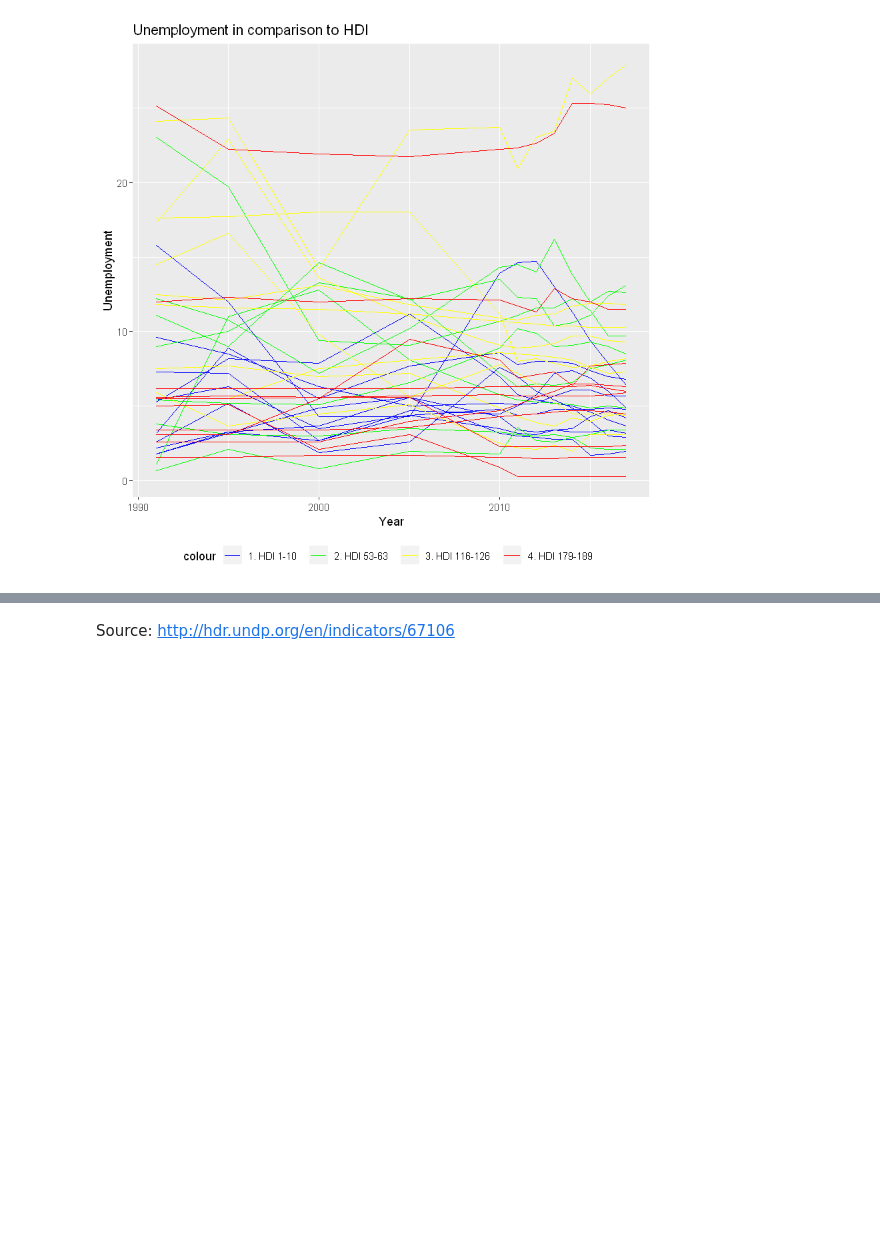
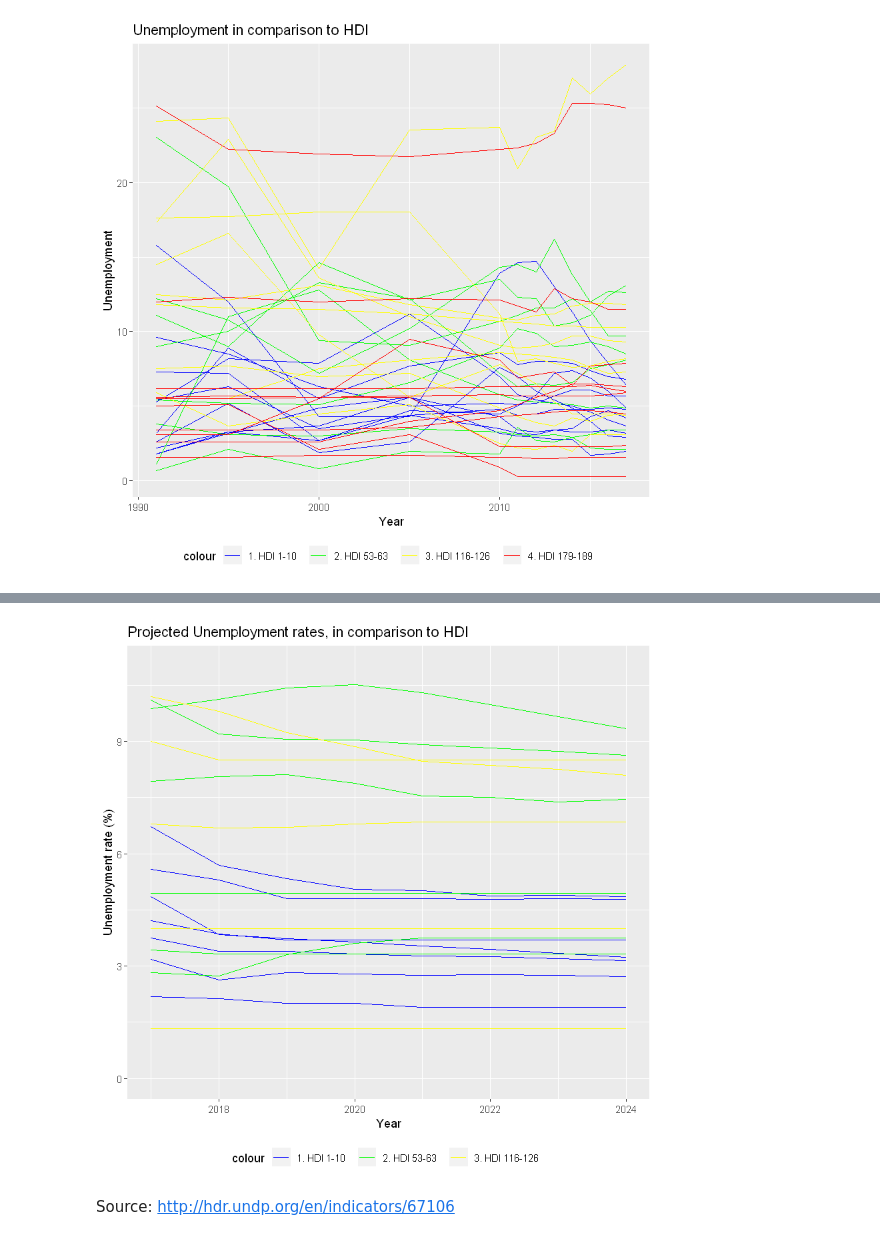
Before and after one commit to hazelerickson/data201, a Jupyter notebook: Group project - Income Index and Unemployment.ipynb, the cells around one changed output, grey strips where cells are left out. Cells and saved outputs as stored; diff of their text form; code cells hidden in the pictures; blank space fills up the shorter version.

```diff
--- a/Group project - Income Index and Unemployment.ipynb
+++ b/Group project - Income Index and Unemployment.ipynb
@@ -170,3 +194,49 @@ ggplot() +
+# %%
+#blo <- updated_unemployment_df %>% select (Country, `2017`:`2024`) %>% gather (`2017`: `2024`, key = "year", value = "value")
+
+# Get the HDIs and corresponding countries from the unemployment df
+get_HDI_countries <- unemployment %>% select(c(1,2))
+
+# Separate countries into 4 tiers of HDI (highest, high, low, lowest)
+highest <- get_HDI_countries %>% subset(HDI %in% (1:10))
+high <- get_HDI_countries %>% subset(HDI %in% (54:62))
+low <- get_HDI_countries %>% subset(HDI %in% (117:126))
+lowest <- get_HDI_countries %>% subset(HDI %in% (179:189))
+# %%
+HDI_countries <- rbind(highest, high, low, lowest)
+# %%
+# Merge two dfs "HDI_countries" and "updated_uneployment_df" together using left join (all the values of the y df will be sorted by the x df)
+updated2_unemployment_df <- merge(x = HDI_countries, y = updated_unemployment_df, by = "Country", all.x = TRUE)
+
+unemp_df <- updated2_unemployment_df %>% select(-c(3,4),) %>% arrange(HDI)
+
+unemp_df$`2017` <- as.numeric(unemp_df$`2017`)
+unemp_df$`2018` <- as.numeric(unemp_df$`2018`)
+unemp_df$`2019` <- as.numeric(unemp_df$`2019`)
+unemp_df$`2020` <- as.numeric(unemp_df$`2020`)
+unemp_df$`2021` <- as.numeric(unemp_df$`2021`)
+unemp_df$`2022` <- as.numeric(unemp_df$`2022`)
+unemp_df$`2023` <- as.numeric(unemp_df$`2023`)
+unemp_df$`2024` <- as.numeric(unemp_df$`2024`)
+
+unemp_df <- unemp_df %>% na.omit()
+
+predict_highest <- convert_to_long(unemp_df, (1:10))
+predict_high <- convert_to_long(unemp_df, (54:63))
+predict_low <- convert_to_long(unemp_df, (118:137))
+predict_lowest <- convert_to_long(unemp_df, (180:189)) # missing data in the lowest HD
+# %%
+# Line chart
+ggplot() +
+    geom_line(data = predict_highest, aes(x = Year, y = Factor, group = Country, color = '1. HDI 1-10'))  +
+    geom_line(data = predict_high, aes(x = Year, y = Factor, group = Country, color = '2. HDI 53-63')) +
+    geom_line(data = predict_low, aes(x = Year, y = Factor, group = Country, color = '3. HDI 116-126')) +
+    # geom_line(data = predict_lowest, aes(x = Year, y = Factor, group = Country, color = '4. HDI 179-189')) +
+    scale_color_manual(values = c('1. HDI 1-10' = 'blue', '2. HDI 53-63' = 'green', '3. HDI 116-126' = 'yellow', '4. HDI 179-189' = 'red')) +
+    ggtitle('Projected Unemployment rates, in comparison to HDI') + xlab('Year') + ylim(0,11) +
+    ylab('Unemployment rate (%)') + theme(legend.position = ("bottom"))
+# %% [output]
+[figure, added]
 # %% [markdown]
 Source: http://hdr.undp.org/en/indicators/67106
 # %%
```
Also changed, not shown: parts of 7 cells of this notebook, 1 other file.
